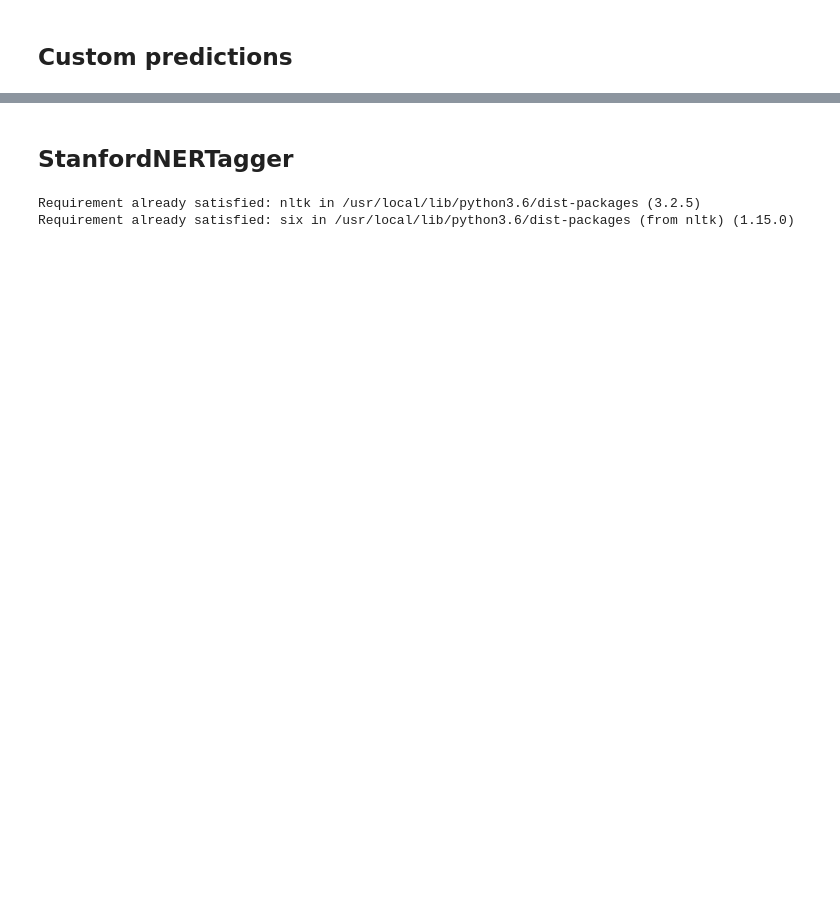
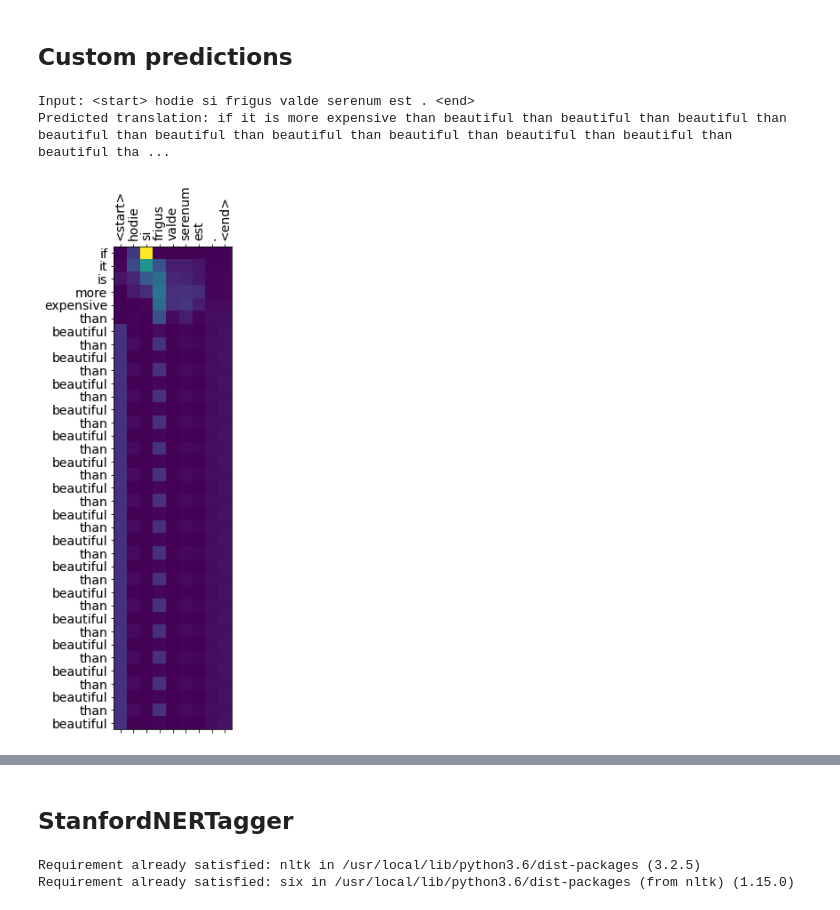
Before and after one commit to alehb80/nmt_ner, a Jupyter notebook: nmt_ner.ipynb, the cells around one changed output, grey strips where cells are left out. Drawn from its saved outputs; the diff is of its cells as text; code cells hidden in the pictures; blank space fills up the shorter version.

```diff
--- a/nmt.ipynb
+++ b/nmt_ner.ipynb
@@ -869,2 +841,9 @@ translation_prediction(translation_weights)
 # %% [markdown]
 ## Custom predictions
+# %%
+sentence = 'hodie si frigus valde serenum est .'
+outputs, inputs, attention_plot = translate(sentence)
+# %% [output]
+Input: <start> hodie si frigus valde serenum est . <end>
+Predicted translation: if it is more expensive than beautiful than beautiful than beautiful than beautiful than beautiful than beautiful than beautiful than beautiful than beautiful than beautiful tha ...
+[figure, added]
```
Also changed, not shown: parts of 24 cells of this notebook.
